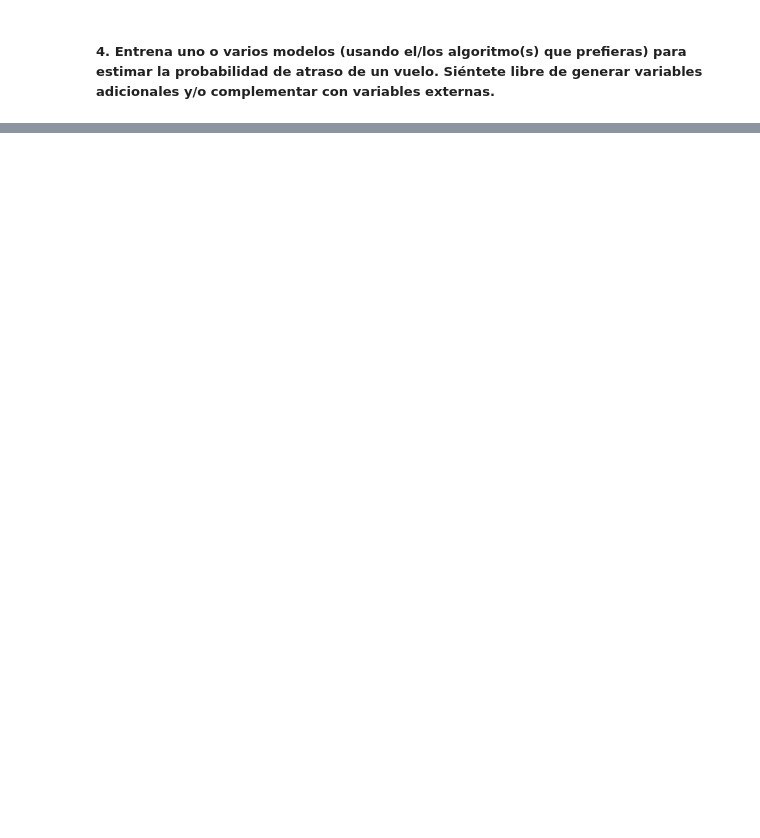
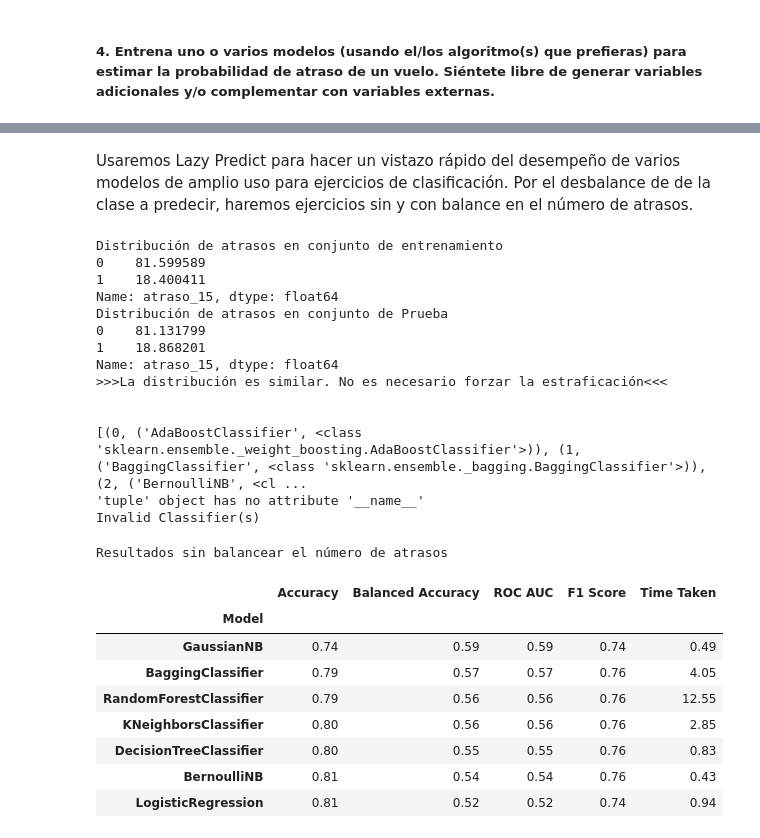
Before and after one commit to oscarjquintana/ChallengeLATAM, a Jupyter notebook: solution.ipynb, the cells around one changed output, grey strips where cells are left out. Drawn from its saved outputs; the diff is of its cells as text; code cells hidden in the pictures; blank space fills up the shorter version.

```diff
--- a/solution.ipynb
+++ b/solution.ipynb
@@ -325,0 +450,54 @@ ModuleNotFoundError: No module named 'pycaret'
+# %% [markdown]
+Usaremos Lazy Predict para hacer un vistazo rápido del desempeño de varios modelos de amplio uso para ejercicios de clasificación. Por el desbalance de de la clase a predecir, haremos ejercicios sin y con balance en el número de atrasos.
+# %%
+#Se generan conjuntos de prueba sin balancear el número de atrasos
+from sklearn.model_selection import train_test_split
+X_train, X_test, y_train, y_test = train_test_split(X, y, test_size=.2, random_state=42)
+
+#Se vigila proporción de la clase a predecir entre los grupos de entrenamiento y de prueba
+print('Distribución de atrasos en conjunto de entrenamiento')
+print(y_train['atraso_15'].value_counts()/y_train['atraso_15'].count()*100)
+print('Distribución de atrasos en conjunto de Prueba')
+print(y_test['atraso_15'].value_counts()/y_test['atraso_15'].count()*100)
+print('>>>La distribución es similar. No es necesario forzar la estraficación<<<')
+print('\n')
+
+#Se escogen modelos a entrenar
+import lazypredict
+from lazypredict.Supervised import CLASSIFIERS
+print(list(enumerate(CLASSIFIERS)))
+alg_list = list(lazypredict.Supervised.CLASSIFIERS[i] for i in [1,2,5,9,10,15,21])
+
+#Se entrenan varios modelos usando Lazy Predict
+from lazypredict.Supervised import LazyClassifier
+clf = LazyClassifier(random_state=42, classifiers=alg_list)
+models, predictions = clf.fit(X_train, X_test, y_train, y_test)
+
+#Se echa un vistazo a los resultados, ordenados por 'Balanced Accuracy', considerando que las clases están desbalanceadas
+print('Resultados sin balancear el número de atrasos')
+models.sort_values(by=['Balanced Accuracy', 'Accuracy'], ascending=False)
+# %% [output]
+Distribución de atrasos en conjunto de entrenamiento
+0    81.599589
+1    18.400411
+Name: atraso_15, dtype: float64
+Distribución de atrasos en conjunto de Prueba
+0    81.131799
+1    18.868201
+Name: atraso_15, dtype: float64
+>>>La distribución es similar. No es necesario forzar la estraficación<<<
+
+
+[(0, ('AdaBoostClassifier', <class 'sklearn.ensemble._weight_boosting.AdaBoostClassifier'>)), (1, ('BaggingClassifier', <class 'sklearn.ensemble._bagging.BaggingClassifier'>)), (2, ('BernoulliNB', <cl ...
+'tuple' object has no attribute '__name__'
+Invalid Classifier(s)
+Resultados sin balancear el número de atrasos
+|  | Accuracy | Balanced Accuracy | ROC AUC | F1 Score | Time Taken |
+| Model |  |  |  |  |  |
+| GaussianNB | 0.74 | 0.59 | 0.59 | 0.74 | 0.49 |
+| BaggingClassifier | 0.79 | 0.57 | 0.57 | 0.76 | 4.05 |
+| RandomForestClassifier | 0.79 | 0.56 | 0.56 | 0.76 | 12.55 |
+| KNeighborsClassifier | 0.80 | 0.56 | 0.56 | 0.76 | 2.85 |
+| DecisionTreeClassifier | 0.80 | 0.55 | 0.55 | 0.76 | 0.83 |
+| BernoulliNB | 0.81 | 0.54 | 0.54 | 0.76 | 0.43 |
+| LogisticRegression | 0.81 | 0.52 | 0.52 | 0.74 | 0.94 |
```
Also changed, not shown: parts of 32 cells of this notebook.
